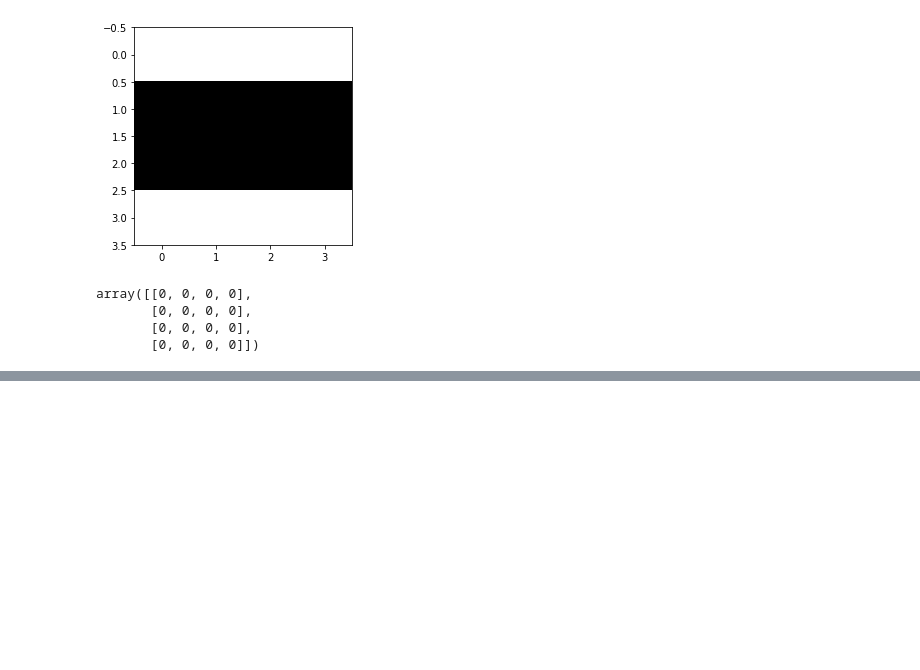
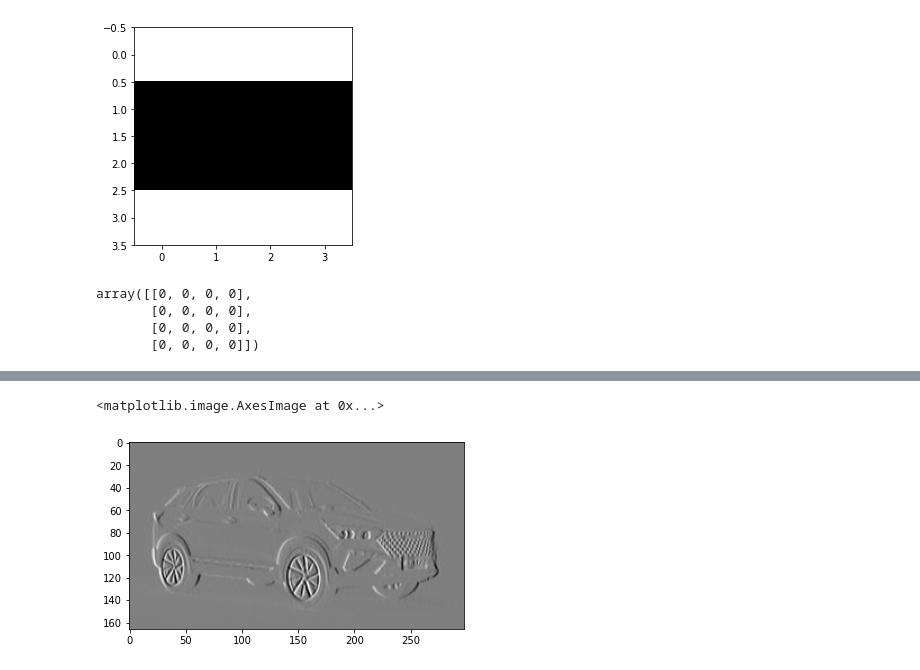
Before and after one commit to TUCchkul/ComputerVision-Object-Detection-and-Object-Tracking, a Jupyter notebook: Image-Processing/Image Understanding.ipynb, the cells around one changed output, grey strips where cells are left out. Saved outputs shown, nothing was run; the diff lists cells and outputs as text; code cells hidden in the pictures; blank space fills up the shorter version.

Commit message:
update image uderstanding

```diff
--- a/Image-Processing/Image Understanding.ipynb
+++ b/Image-Processing/Image Understanding.ipynb
@@ -240,3 +248,6 @@ array([[0, 0, 0, 0],
        [0, 0, 0, 0],
        [0, 0, 0, 0],
        [0, 0, 0, 0]])
+# %%
+car1_cv2_BGR_GRAY = cv2.cvtColor(car1_cv2, cv2.COLOR_BGR2GRAY)
+plt.imshow(car1_cv2_BGR_GRAY, cmap="gray")
@@ -242,0 +257,3 @@ array([[0, 0, 0, 0],
+# %%
+result_car=find_edges(sobel, car1_cv2_BGR_GRAY)
+result_car
@@ -242,0 +269,5 @@ array([[0, 0, 0, 0],
+# %%
+plt.imshow(result_car, cmap="gray")
+# %% [output]
+<matplotlib.image.AxesImage at 0x...>
+[figure, added]
```
Also changed, not shown: parts of 6 cells of this notebook.
